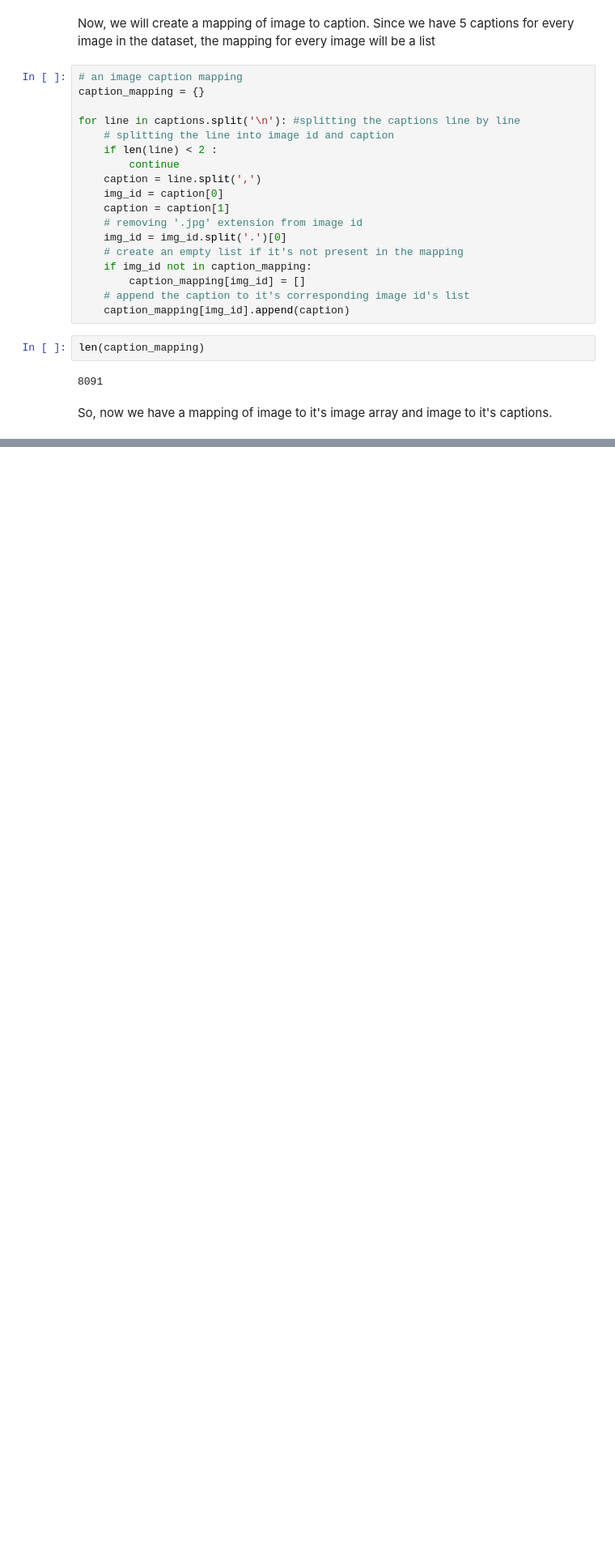
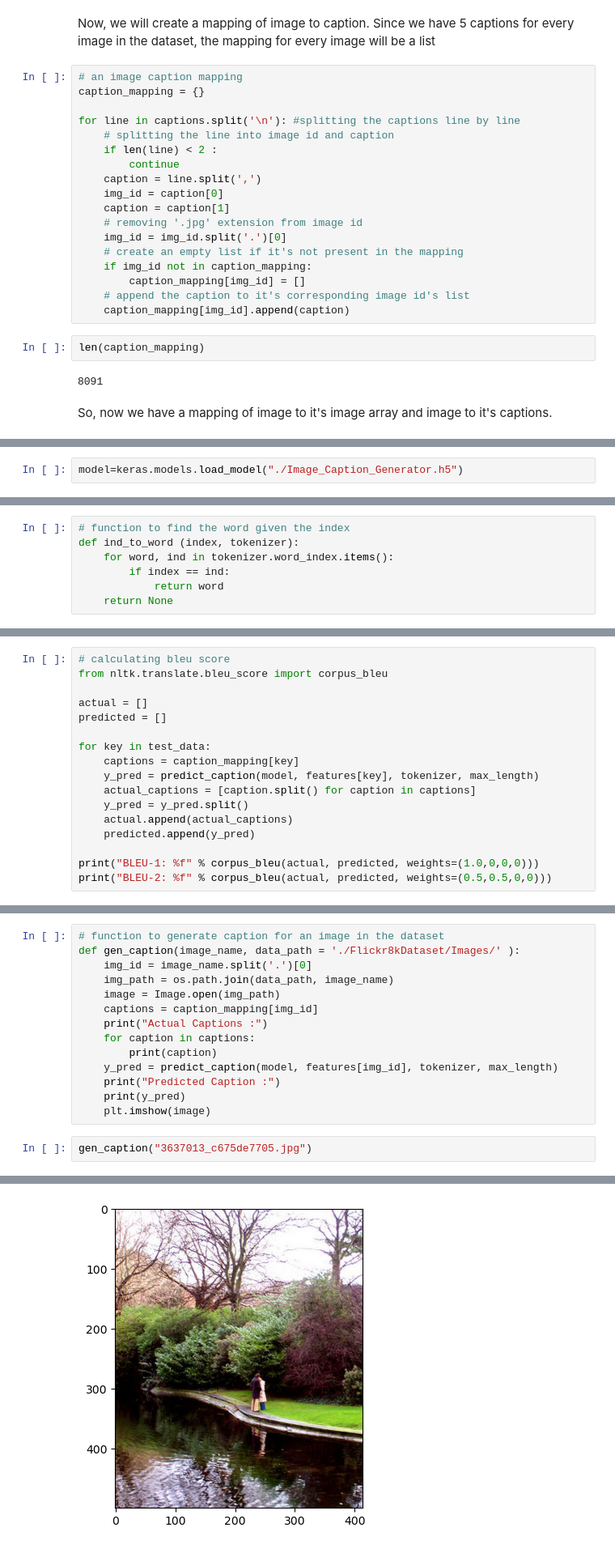
Before and after one commit to taru469/image-to-genzcaption, a Jupyter notebook: ImageCaptionGenerator.ipynb, the cells around one changed output, grey strips where cells are left out. Shown at 81% size. Saved outputs shown, nothing was run; the diff lists cells and outputs as text; blank space fills up the shorter version.

```diff
--- a/ImageCaptionGenerator.ipynb
+++ b/ImageCaptionGenerator.ipynb
@@ -106,0 +298,2 @@ So, now we have a mapping of image to it's image array and image to it's caption
+# %%
+model=keras.models.load_model("./Image_Caption_Generator.h5")
@@ -106,0 +318,7 @@ So, now we have a mapping of image to it's image array and image to it's caption
+# %%
+# function to find the word given the index
+def ind_to_word (index, tokenizer):
+    for word, ind in tokenizer.word_index.items():
+        if index == ind:
+            return word
+    return None
@@ -106,0 +341,17 @@ So, now we have a mapping of image to it's image array and image to it's caption
+# %%
+# calculating bleu score
+from nltk.translate.bleu_score import corpus_bleu
+
+actual = []
+predicted = []
+
+for key in test_data:
+    captions = caption_mapping[key]
+    y_pred = predict_caption(model, features[key], tokenizer, max_length)
+    actual_captions = [caption.split() for caption in captions]
+    y_pred = y_pred.split()
+    actual.append(actual_captions)
+    predicted.append(y_pred)
+
+print("BLEU-1: %f" % corpus_bleu(actual, predicted, weights=(1.0,0,0,0)))
+print("BLEU-2: %f" % corpus_bleu(actual, predicted, weights=(0.5,0.5,0,0)))
@@ -106,0 +364,17 @@ So, now we have a mapping of image to it's image array and image to it's caption
+# %%
+# function to generate caption for an image in the dataset
+def gen_caption(image_name, data_path = './Flickr8kDataset/Images/' ):
+    img_id = image_name.split('.')[0]
+    img_path = os.path.join(data_path, image_name)
+    image = Image.open(img_path)
+    captions = caption_mapping[img_id]
+    print("Actual Captions :")
+    for caption in captions:
+        print(caption)
+    y_pred = predict_caption(model, features[img_id], tokenizer, max_length)
+    print("Predicted Caption :")
+    print(y_pred)
+    plt.imshow(image)
+# %%
+gen_caption("3637013_c675de7705.jpg")
+# %% [output]
@@ -106,0 +389 @@ So, now we have a mapping of image to it's image array and image to it's caption
+[figure, added]
```
Also changed, not shown: parts of 37 cells of this notebook, 5 other files.
